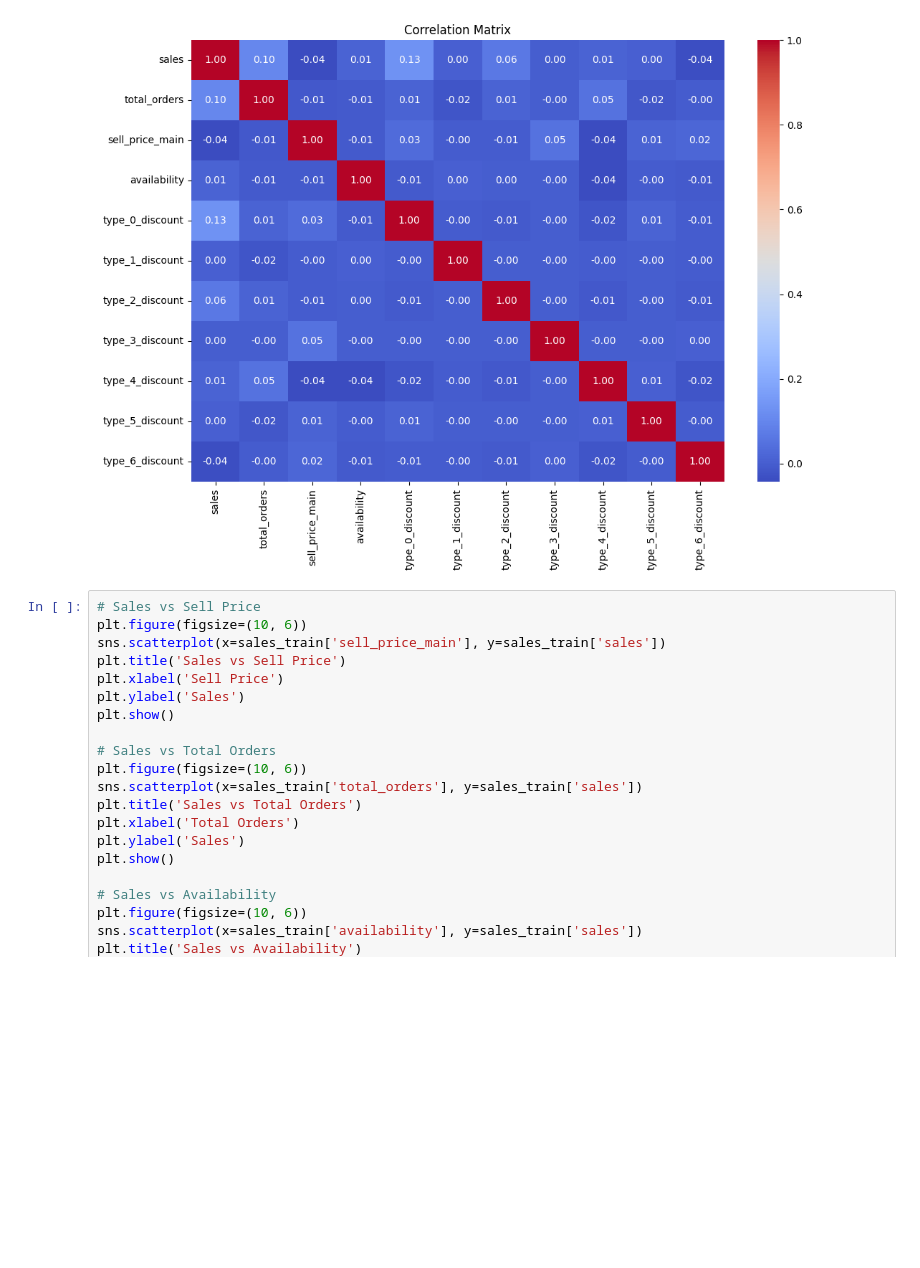
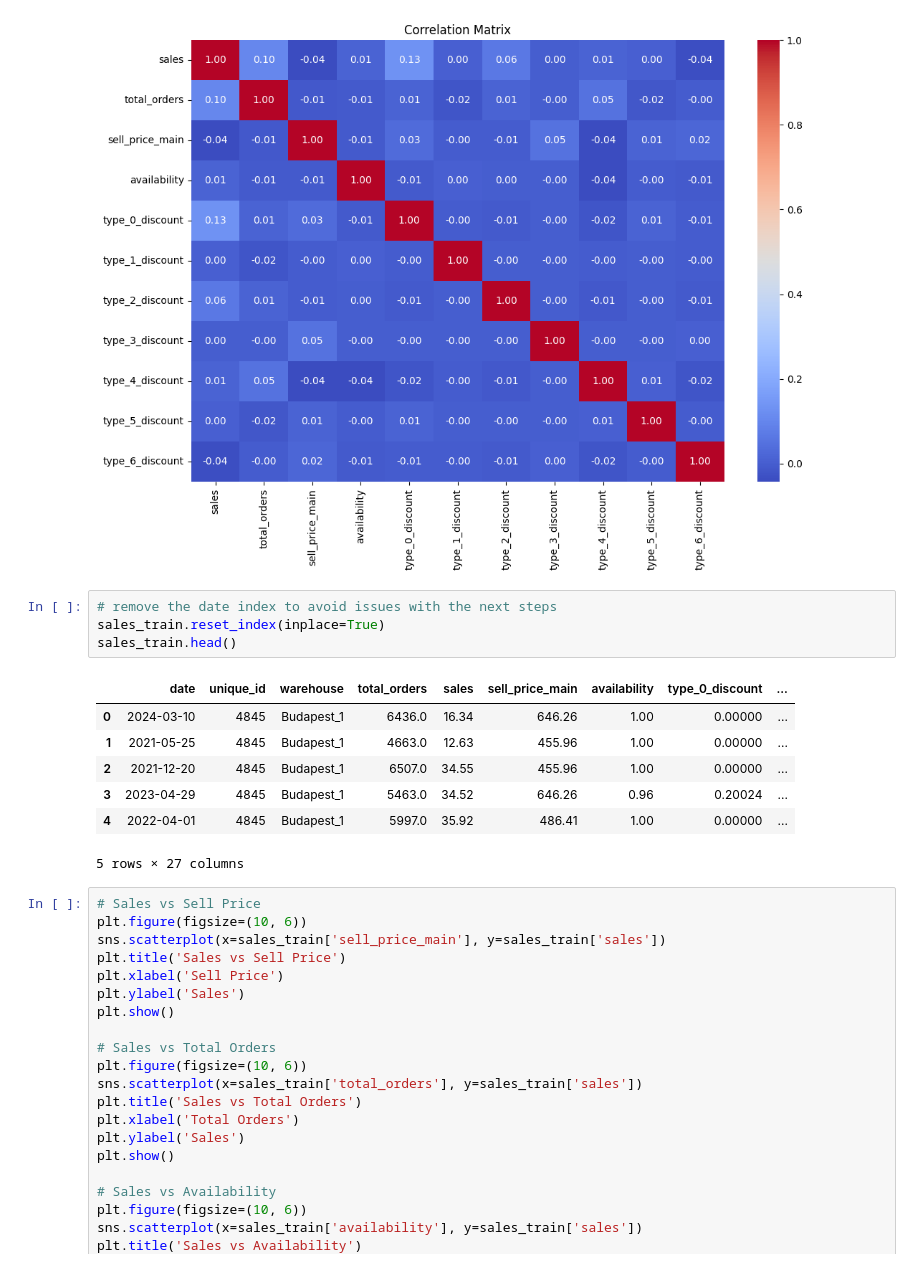
Before and after one commit to Vincent-devSG/rholikhackaton, a Jupyter notebook: notebooks/eda-chomage.ipynb, the cells around one changed output. Saved outputs shown, nothing was run; the diff lists cells and outputs as text; blank space fills up the shorter version.

```diff
--- a/notebooks/eda-chomage.ipynb
+++ b/notebooks/eda-chomage.ipynb
@@ -314,6 +356,18 @@ plt.title('Correlation Matrix')
 plt.show()
 # %% [output]
 [figure]
+# %%
+# remove the date index to avoid issues with the next steps
+sales_train.reset_index(inplace=True)
+sales_train.head()
+# %% [output]
+|  | date | unique_id | warehouse | total_orders | sales | sell_price_main | availability | type_0_discount | ... |
+| 0 | 2024-03-10 | 4845 | Budapest_1 | 6436.0 | 16.34 | 646.26 | 1.00 | 0.00000 | ... |
+| 1 | 2021-05-25 | 4845 | Budapest_1 | 4663.0 | 12.63 | 455.96 | 1.00 | 0.00000 | ... |
+| 2 | 2021-12-20 | 4845 | Budapest_1 | 6507.0 | 34.55 | 455.96 | 1.00 | 0.00000 | ... |
+| 3 | 2023-04-29 | 4845 | Budapest_1 | 5463.0 | 34.52 | 646.26 | 0.96 | 0.20024 | ... |
+| 4 | 2022-04-01 | 4845 | Budapest_1 | 5997.0 | 35.92 | 486.41 | 1.00 | 0.00000 | ... |
+5 rows × 27 columns
 # %%
 # Sales vs Sell Price
 plt.figure(figsize=(10, 6))
```
Also changed, not shown: parts of 13 cells of this notebook, 2 other files.
